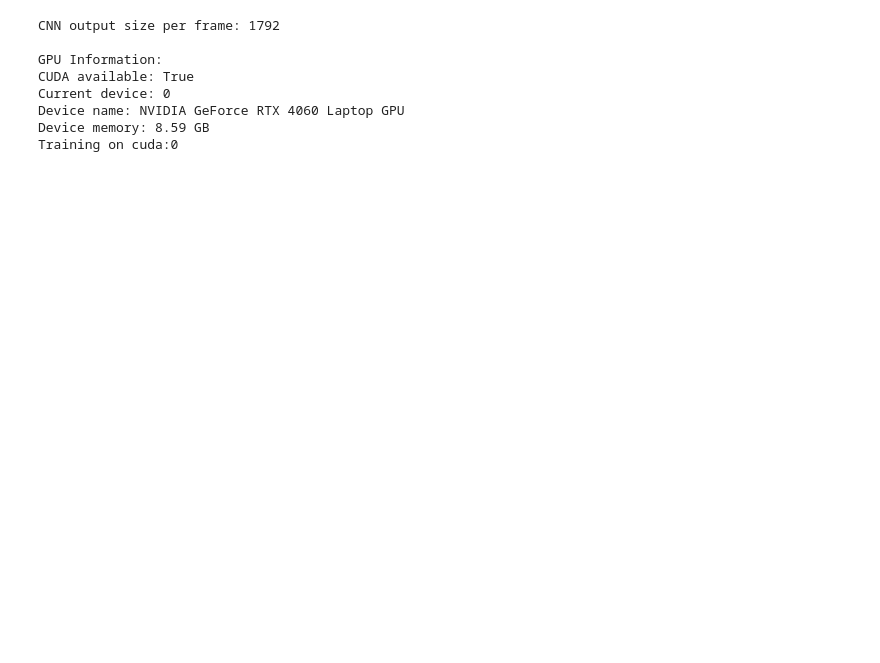
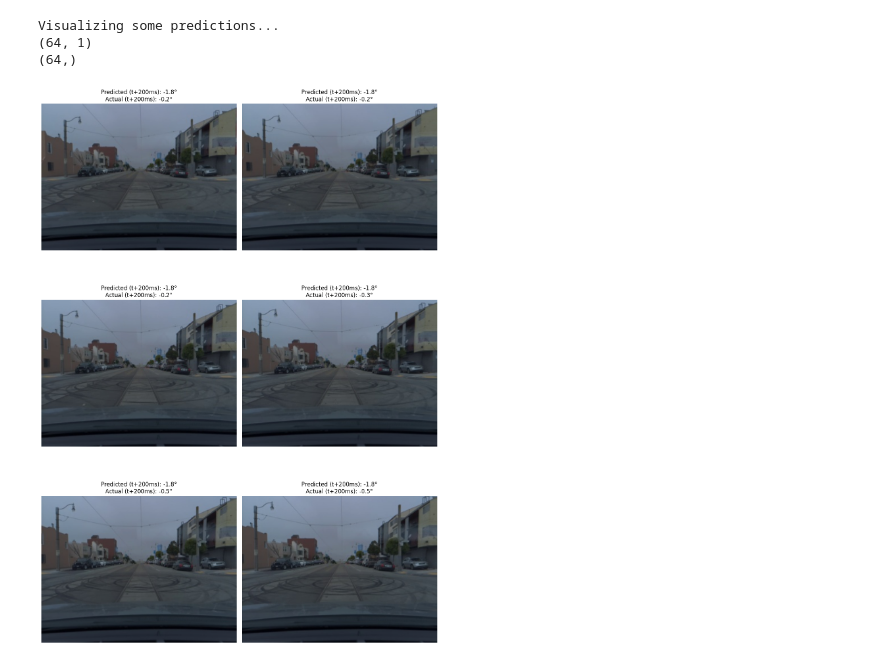
Before and after one commit to gh0stintheshe11/SteerNet, a Jupyter notebook: v4_RNN.ipynb, the cells around one changed output. Cells and saved outputs as stored; diff of their text form; code cells hidden in the pictures; blank space fills up the shorter version.

```diff
--- a/v4_RNN.ipynb
+++ b/v4_RNN.ipynb
@@ -535,25 +548,8 @@ def test_model(model, test_loader):
 # %%
-# Initialize model and training components
-model = SteeringRNN(sequence_length=10, hidden_size=64)
-criterion = nn.MSELoss()
-optimizer = optim.Adam(model.parameters(), lr=0.001, weight_decay=1e-4)
-
-# Train the model
-model, train_losses, val_losses = train_model(
-    model=model,
-    train_loader=train_loader,
-    val_loader=val_loader,
-    criterion=criterion,
-    optimizer=optimizer,
-    num_epochs=50,
-    patience=8
-)
-
-# Save the trained model
-torch.save(model.state_dict(), 'v4_RNN.pth')
-print("\nModel saved to 'v4_RNN.pth'")
 
 # Test the model
+
+
 print("\nTesting the model...")
 test_model(model, test_loader)
 
@@ -562,46 +558,43 @@ def visualize_sequence_predictions(model, test_loader):
     device = next(model.parameters()).device
 
     # Get a single batch
-    image_sequence, sensor_sequence, target_sequence = next(iter(test_loader))
+    image_sequence, sensor_sequence, target = next(iter(test_loader))
     image_sequence = image_sequence.to(device)
     sensor_sequence = sensor_sequence.to(device)
 
     with torch.no_grad():
         predictions = model(image_sequence, sensor_sequence)
 
     # Convert to numpy for visualization
     predictions = predictions.cpu().numpy()
-    targets = target_sequence.numpy()
-
+    target = target.numpy()
+    print (predictions.shape)
+    print (target.shape)
     # Plot a few examples
     fig, axes = plt.subplots(3, 2, figsize=(12, 18))
     for i in range(min(6, len(predictions))):
         ax = axes[i//2, i%2]
 
         # Get the last frame of the sequence
         img = image_sequence[i, -1].cpu().numpy().transpose(1, 2, 0)
 
         # Denormalize the image
         mean = np.array([0.485, 0.456, 0.406])
         std = np.array([0.229, 0.224, 0.225])
         img = std * img + mean
         img = np.clip(img, 0, 1)
 
         ax.imshow(img)
-        ax.set_title(f'Predicted (t+200ms): {predictions[i, -1, 0]:.1f}°\nActual (t+200ms): {targets[i, -1]:.1f}°')
+        ax.set_title(f'Predicted (t+200ms): {predictions[i, 0]:.1f}°\nActual (t+200ms): {target[i]:.1f}°')
         ax.axis('off')
 
     plt.tight_layout()
     plt.show()
 
 print("\nVisualizing some predictions...")
 visualize_sequence_predictions(model, test_loader)
 # %% [output]
-CNN output size per frame: 1792
-
-GPU Information:
-CUDA available: True
-Current device: 0
-Device name: NVIDIA GeForce RTX 4060 Laptop GPU
-Device memory: 8.59 GB
-Training on cuda:0
+Visualizing some predictions...
+(64, 1)
+(64,)
+[figure, added]
```
Also changed, not shown: parts of 6 cells of this notebook, 1 other file.
